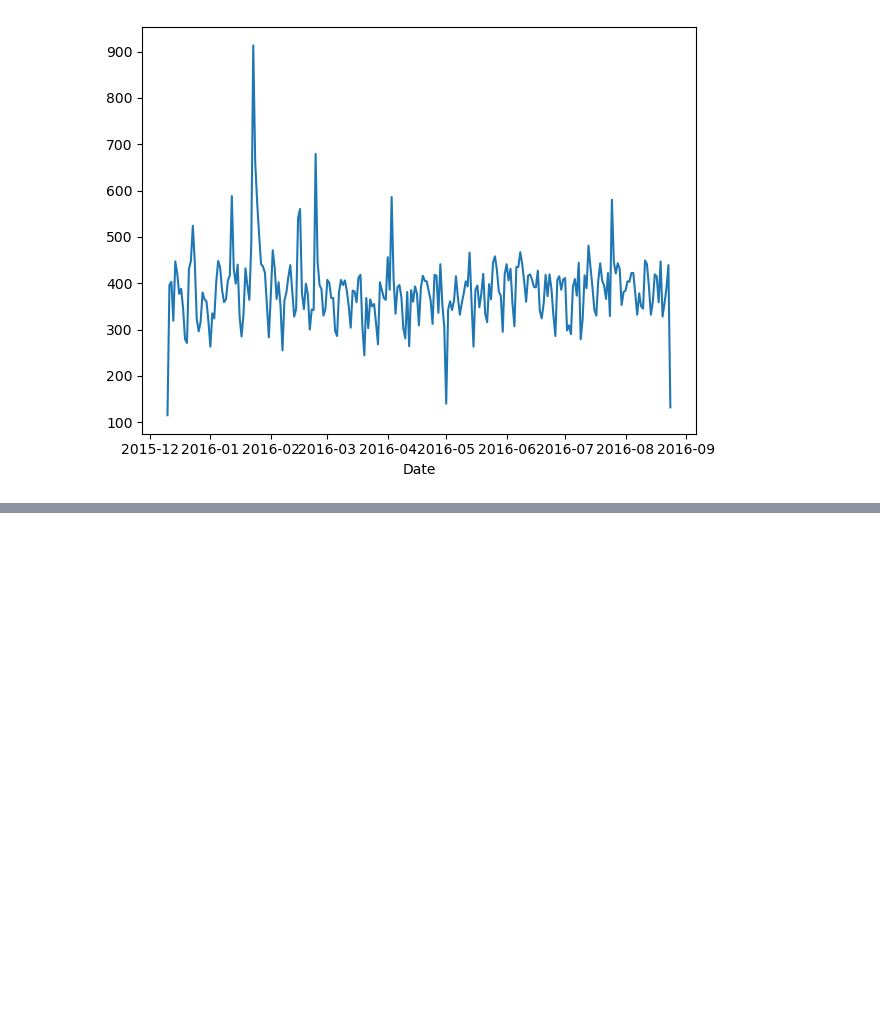
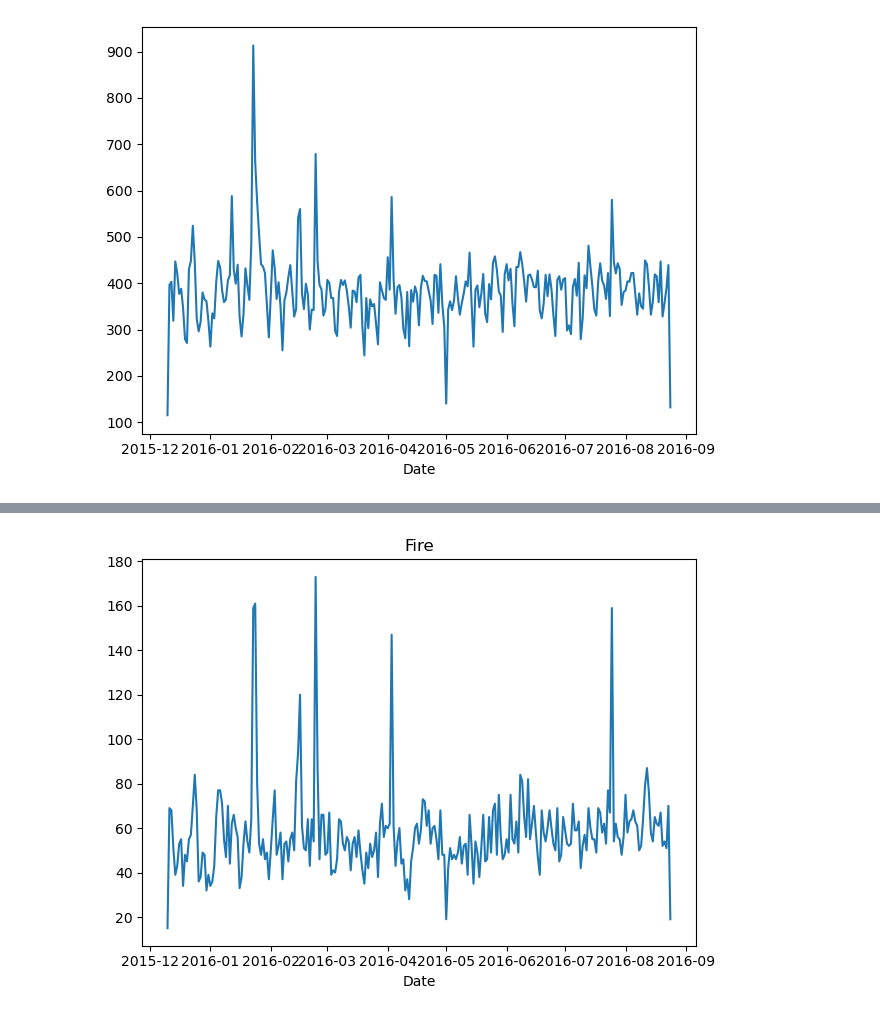
Before and after one commit to ramachandramerla/911-Analysis, a Jupyter notebook: 911_calls.ipynb, the cells around one changed output, grey strips where cells are left out. Saved outputs shown, nothing was run; the diff lists cells and outputs as text; code cells hidden in the pictures; blank space fills up the shorter version.

```diff
--- a/911_calls.ipynb
+++ b/911_calls.ipynb
@@ -207,0 +220,6 @@ plt.tight_layout()  #fix the merging x-axis
+# %%
+df[df['reason']=='Fire'].groupby('Date').count()['lat'].plot()
+plt.title('Fire')
+plt.tight_layout()
+# %% [output]
+[figure, added]
```
Also changed, not shown: parts of 8 cells of this notebook.
